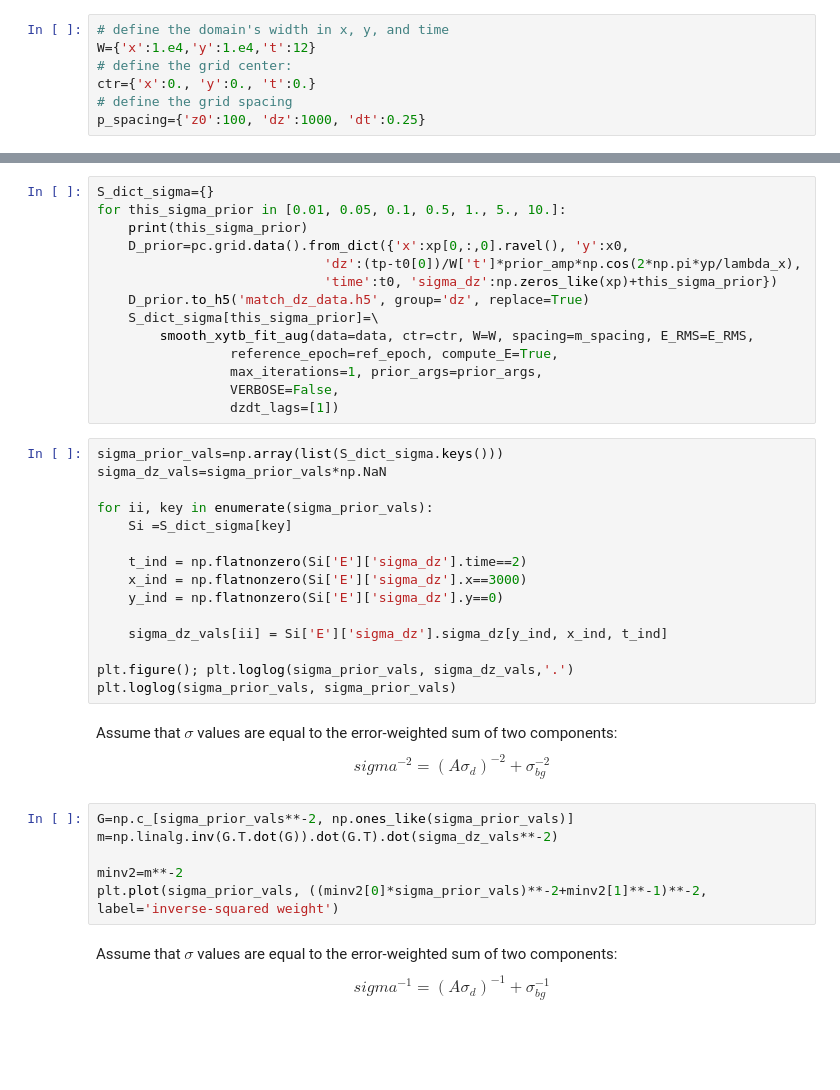
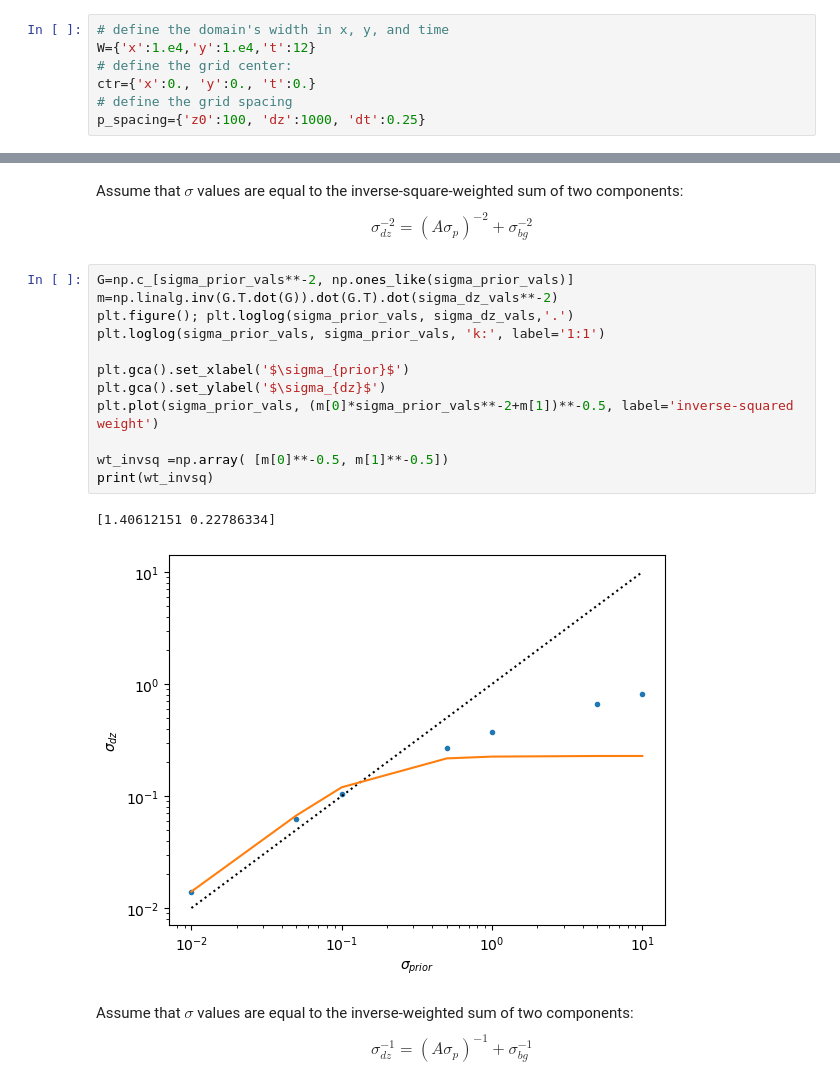
Before and after one commit to SmithB/LSsurf, a Jupyter notebook: notebooks/match_dz_demo.ipynb, the cells around one changed output, grey strips where cells are left out. Saved outputs shown, nothing was run; the diff lists cells and outputs as text; blank space fills up the shorter version.

```diff
--- a/notebooks/match_dz_demo.ipynb
+++ b/notebooks/match_dz_demo.ipynb
@@ -100,44 +146,24 @@ array([0.10521561])
-# %%
-S_dict_sigma={}
-for this_sigma_prior in [0.01, 0.05, 0.1, 0.5, 1., 5., 10.]:
-    print(this_sigma_prior)
-    D_prior=pc.grid.data().from_dict({'x':xp[0,:,0].ravel(), 'y':x0,
-                             'dz':(tp-t0[0])/W['t']*prior_amp*np.cos(2*np.pi*yp/lambda_x),
-                             'time':t0, 'sigma_dz':np.zeros_like(xp)+this_sigma_prior})
-    D_prior.to_h5('match_dz_data.h5', group='dz', replace=True)
-    S_dict_sigma[this_sigma_prior]=\
-        smooth_xytb_fit_aug(data=data, ctr=ctr, W=W, spacing=m_spacing, E_RMS=E_RMS,
-                 reference_epoch=ref_epoch, compute_E=True,
-                 max_iterations=1, prior_args=prior_args,
-                 VERBOSE=False,
-                 dzdt_lags=[1])
-# %%
-sigma_prior_vals=np.array(list(S_dict_sigma.keys()))
-sigma_dz_vals=sigma_prior_vals*np.NaN
-
-for ii, key in enumerate(sigma_prior_vals):
-    Si =S_dict_sigma[key]
-
-    t_ind = np.flatnonzero(Si['E']['sigma_dz'].time==2)
-    x_ind = np.flatnonzero(Si['E']['sigma_dz'].x==3000)
-    y_ind = np.flatnonzero(Si['E']['sigma_dz'].y==0)
-
-    sigma_dz_vals[ii] = Si['E']['sigma_dz'].sigma_dz[y_ind, x_ind, t_ind]
-
-plt.figure(); plt.loglog(sigma_prior_vals, sigma_dz_vals,'.')
-plt.loglog(sigma_prior_vals, sigma_prior_vals)
 # %% [markdown]
-Assume that $\sigma$ values are equal to the error-weighted sum of two components:
-$$sigma^{-2} = (A \sigma_d)^{-2} + \sigma_{bg}^{-2}$$
+Assume that $\sigma$ values are equal to the inverse-square-weighted sum of two components:
+$$\sigma_{dz}^{-2} = (A \sigma_p)^{-2} + \sigma_{bg}^{-2}$$
 # %%
 G=np.c_[sigma_prior_vals**-2, np.ones_like(sigma_prior_vals)]
 m=np.linalg.inv(G.T.dot(G)).dot(G.T).dot(sigma_dz_vals**-2)
+plt.figure(); plt.loglog(sigma_prior_vals, sigma_dz_vals,'.')
+plt.loglog(sigma_prior_vals, sigma_prior_vals, 'k:', label='1:1')
 
-minv2=m**-2
-plt.plot(sigma_prior_vals, ((minv2[0]*sigma_prior_vals)**-2+minv2[1]**-1)**-2, label='inverse-squared weight')
+plt.gca().set_xlabel('$\sigma_{prior}$')
+plt.gca().set_ylabel('$\sigma_{dz}$')
+plt.plot(sigma_prior_vals, (m[0]*sigma_prior_vals**-2+m[1])**-0.5, label='inverse-squared weight')
+
+wt_invsq =np.array( [m[0]**-0.5, m[1]**-0.5])
+print(wt_invsq)
+# %% [output]
+[1.40612151 0.22786334]
+[figure, added]
 # %% [markdown]
-Assume that $\sigma$ values are equal to the error-weighted sum of two components:
-$$sigma^{-1} = (A \sigma_d)^{-1} + \sigma_{bg}^{-1}$$
+Assume that $\sigma$ values are equal to the inverse-weighted sum of two components:
+$$\sigma_{dz}^{-1}  = (A \sigma_p)^{-1} + \sigma_{bg}^{-1}$$
 # %%
 G=np.c_[sigma_prior_vals**-1, np.ones_like(sigma_prior_vals)]
 m=np.linalg.inv(G.T.dot(G)).dot(G.T).dot(sigma_dz_vals**-1)
```
Also changed, not shown: parts of 14 cells of this notebook.
